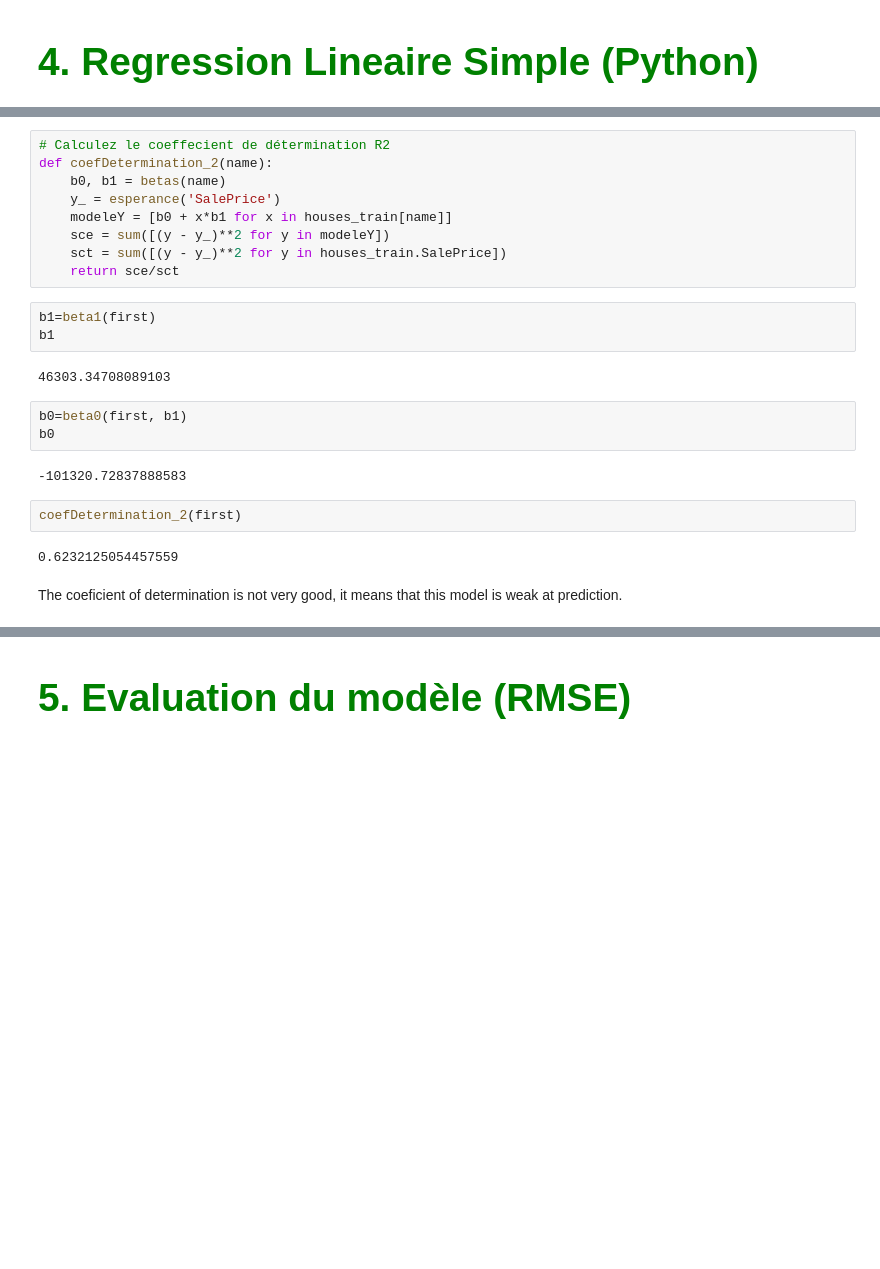
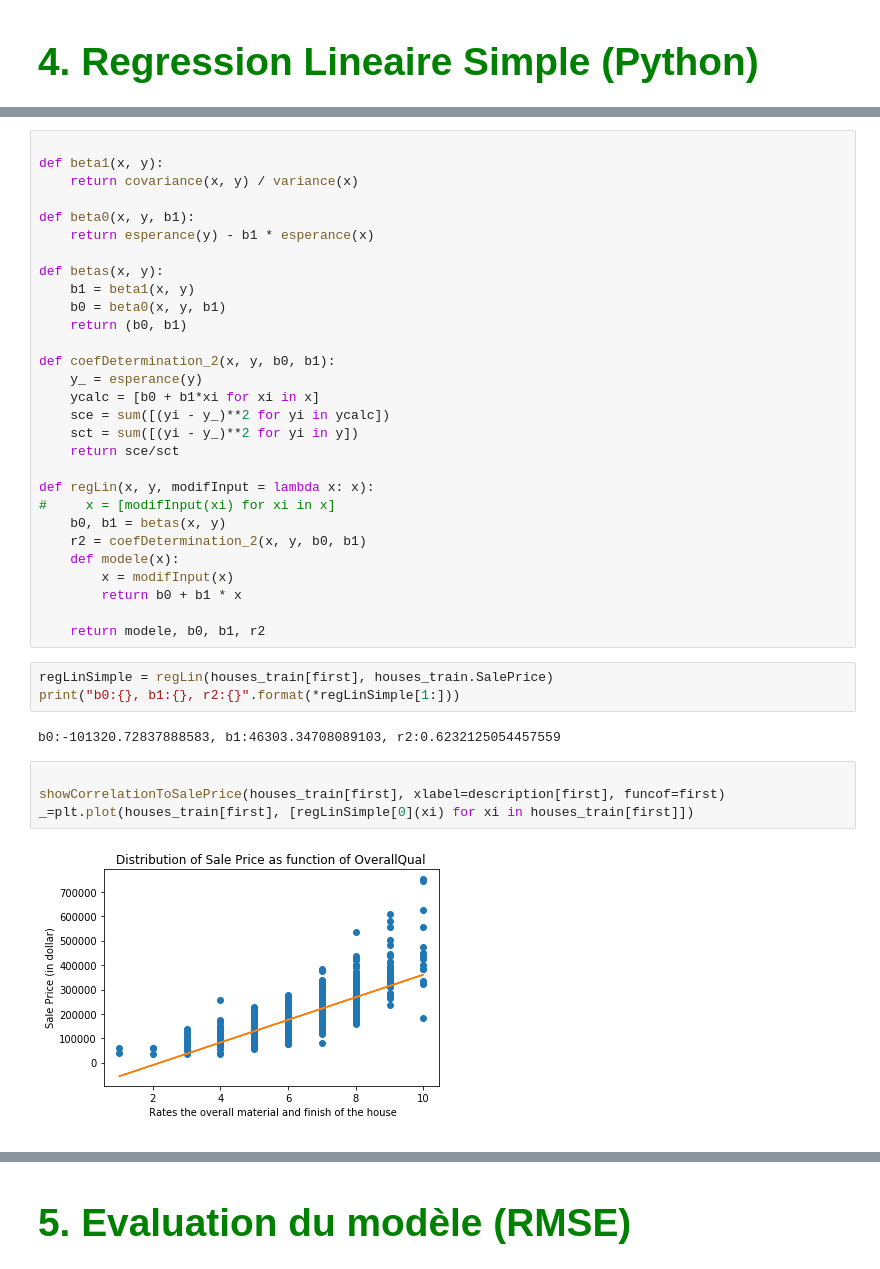
Before and after one commit to TitouanT/Master1, a Jupyter notebook: AAN/TP1/TP1.ipynb, the cells around one changed output, grey strips where cells are left out. Drawn from its saved outputs; the diff is of its cells as text; blank space fills up the shorter version.

```diff
--- a/AAN/TP1/TP1.ipynb
+++ b/AAN/TP1/TP1.ipynb
@@ -212,27 +165,42 @@ def betas(name):
-# %%
-# Calculez le coeffecient de détermination R2
-def coefDetermination_2(name):
-    b0, b1 = betas(name)
-    y_ = esperance('SalePrice')
-    modeleY = [b0 + x*b1 for x in houses_train[name]]
-    sce = sum([(y - y_)**2 for y in modeleY])
-    sct = sum([(y - y_)**2 for y in houses_train.SalePrice])
-    return sce/sct
-# %%
-b1=beta1(first)
-b1
-# %% [output]
-46303.34708089103
-# %%
-b0=beta0(first, b1)
-b0
-# %% [output]
--101320.72837888583
-# %%
-coefDetermination_2(first)
-# %% [output]
-0.6232125054457559
-# %% [markdown]
-The coeficient of determination is not very good, it means that this model is weak at prediction.
+# %%
+
+def beta1(x, y):
+    return covariance(x, y) / variance(x)
+
+def beta0(x, y, b1):
+    return esperance(y) - b1 * esperance(x)
+
+def betas(x, y):
+    b1 = beta1(x, y)
+    b0 = beta0(x, y, b1)
+    return (b0, b1)
+
+def coefDetermination_2(x, y, b0, b1):
+    y_ = esperance(y)
+    ycalc = [b0 + b1*xi for xi in x]
+    sce = sum([(yi - y_)**2 for yi in ycalc])
+    sct = sum([(yi - y_)**2 for yi in y])
+    return sce/sct
+
+def regLin(x, y, modifInput = lambda x: x):
+#     x = [modifInput(xi) for xi in x]
+    b0, b1 = betas(x, y)
+    r2 = coefDetermination_2(x, y, b0, b1)
+    def modele(x):
+        x = modifInput(x)
+        return b0 + b1 * x
+
+    return modele, b0, b1, r2
+# %%
+regLinSimple = regLin(houses_train[first], houses_train.SalePrice)
+print("b0:{}, b1:{}, r2:{}".format(*regLinSimple[1:]))
+# %% [output]
+b0:-101320.72837888583, b1:46303.34708089103, r2:0.6232125054457559
+# %%
+
+showCorrelationToSalePrice(houses_train[first], xlabel=description[first], funcof=first)
+_=plt.plot(houses_train[first], [regLinSimple[0](xi) for xi in houses_train[first]])
+# %% [output]
+[figure, added]
 # %%
 # prédire les valeurs sur les données de Test
```
Also changed, not shown: parts of 22 cells of this notebook, 1 other file.
